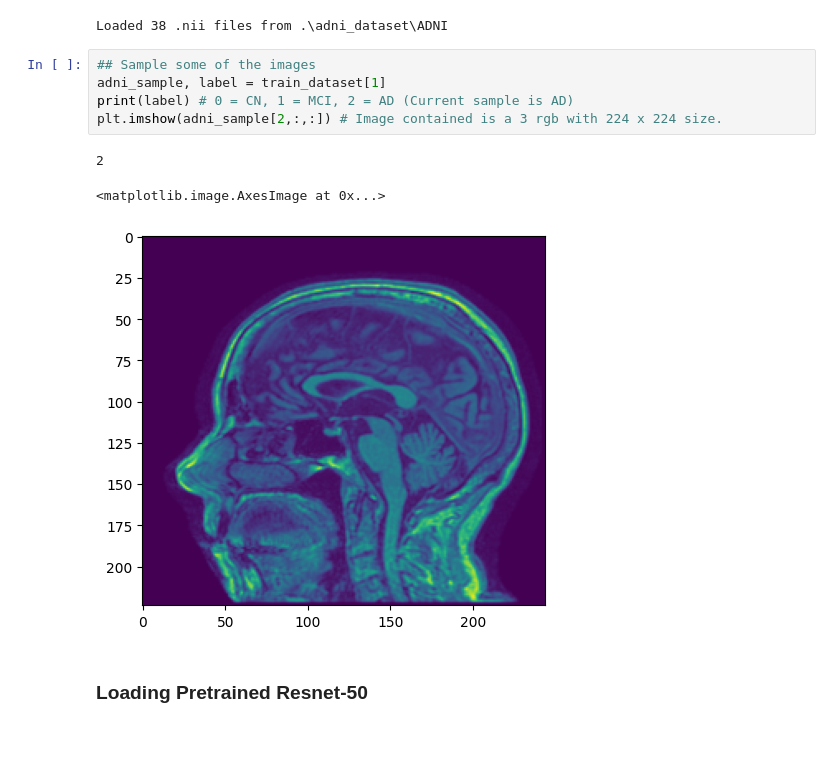
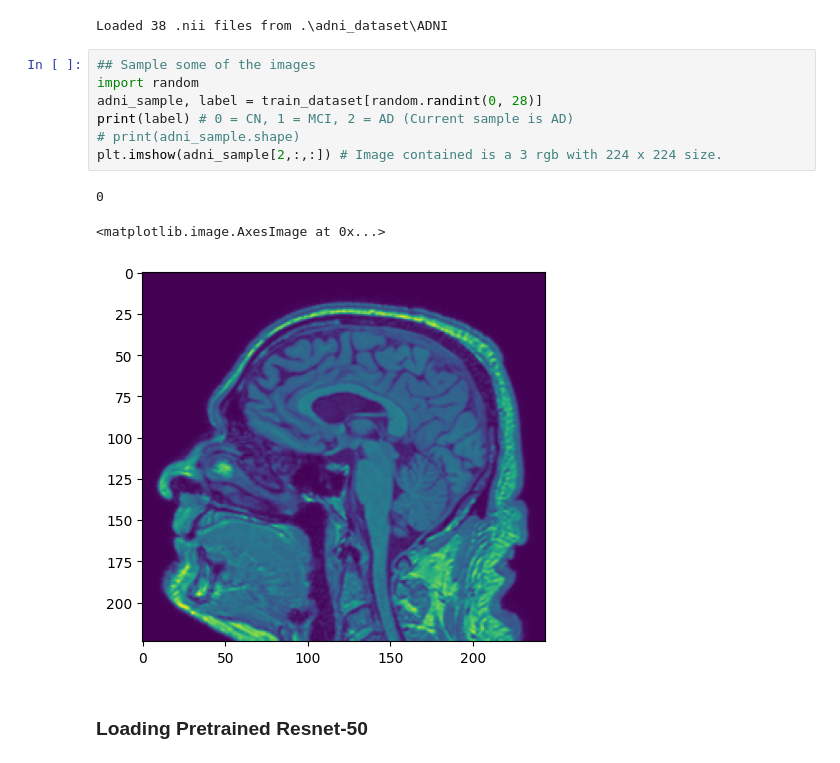
Before and after one commit to LouisOporto/cnn_adni_classification, a Jupyter notebook: adni_cnn.ipynb, the cells around one changed output. Saved outputs shown, nothing was run; the diff lists cells and outputs as text.

```diff
--- a/adni_cnn.ipynb
+++ b/adni_cnn.ipynb
@@ -120,13 +166,15 @@ val_loader = DataLoader(val_dataset, batch_size=16, shuffle=False)
 Loaded 38 .nii files from .\adni_dataset\ADNI
 # %%
 ## Sample some of the images
-adni_sample, label = train_dataset[1]
+import random
+adni_sample, label = train_dataset[random.randint(0, 28)]
 print(label) # 0 = CN, 1 = MCI, 2 = AD (Current sample is AD)
+# print(adni_sample.shape)
 plt.imshow(adni_sample[2,:,:]) # Image contained is a 3 rgb with 224 x 224 size.
 # %% [output]
-2
+0
 <matplotlib.image.AxesImage at 0x...>
-[figure, old version]
+[figure, new version]
 # %% [markdown]
 ### Loading Pretrained Resnet-50
 # %%
```
Also changed, not shown: parts of 4 cells of this notebook.
